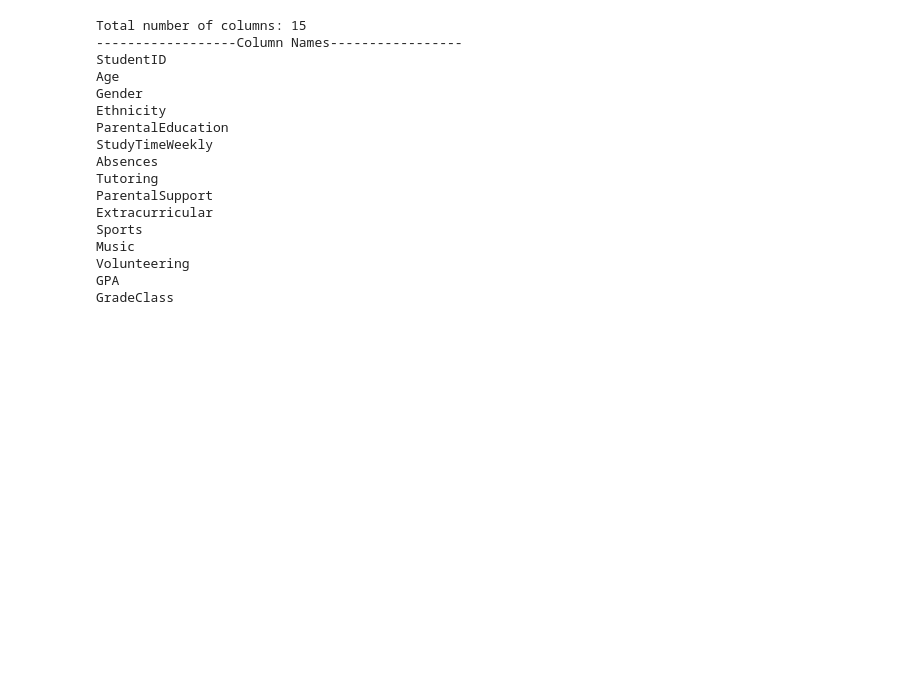
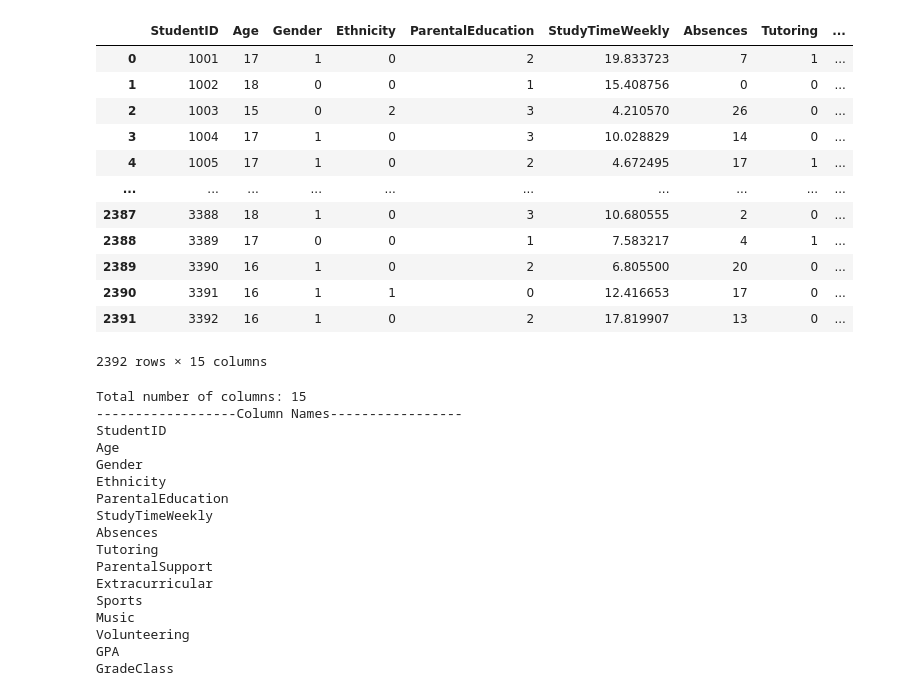
Before and after one commit to SahitSigdel/Student-Performance-Prediction, a Jupyter notebook: Notebook/Untitled1.ipynb, the cells around one changed output. Drawn from its saved outputs; the diff is of its cells as text; code cells hidden in the pictures; blank space fills up the shorter version.

```diff
--- a/Notebook/Untitled1.ipynb
+++ b/Notebook/Untitled1.ipynb
@@ -71,14 +38,29 @@ dtype: int64
 # %%
 # Checking for duplicate rows in the DataFrame 'new_df'
 duplicates = new_df.duplicated()
 
 # Counting the total number of duplicate rows by adding the True values
 total_duplicates = duplicates.sum()
 
 # Displaying the total number of duplicates found
 total_duplicates
 # Remove duplicates (if any)
 new_df = new_df.drop_duplicates()
+new_df
+# %% [output]
+|  | StudentID | Age | Gender | Ethnicity | ParentalEducation | StudyTimeWeekly | Absences | Tutoring | ... |
+| 0 | 1001 | 17 | 1 | 0 | 2 | 19.833723 | 7 | 1 | ... |
+| 1 | 1002 | 18 | 0 | 0 | 1 | 15.408756 | 0 | 0 | ... |
+| 2 | 1003 | 15 | 0 | 2 | 3 | 4.210570 | 26 | 0 | ... |
+| 3 | 1004 | 17 | 1 | 0 | 3 | 10.028829 | 14 | 0 | ... |
+| 4 | 1005 | 17 | 1 | 0 | 2 | 4.672495 | 17 | 1 | ... |
+| ... | ... | ... | ... | ... | ... | ... | ... | ... | ... |
+| 2387 | 3388 | 18 | 1 | 0 | 3 | 10.680555 | 2 | 0 | ... |
+| 2388 | 3389 | 17 | 0 | 0 | 1 | 7.583217 | 4 | 1 | ... |
+| 2389 | 3390 | 16 | 1 | 0 | 2 | 6.805500 | 20 | 0 | ... |
+| 2390 | 3391 | 16 | 1 | 1 | 0 | 12.416653 | 17 | 0 | ... |
+| 2391 | 3392 | 16 | 1 | 0 | 2 | 17.819907 | 13 | 0 | ... |
+2392 rows × 15 columns
 # %%
 # Counting total number of columns in the dataframe
 total_columns = len(new_df.columns)
```
Also changed, not shown: parts of 19 cells of this notebook, 3 other files.
